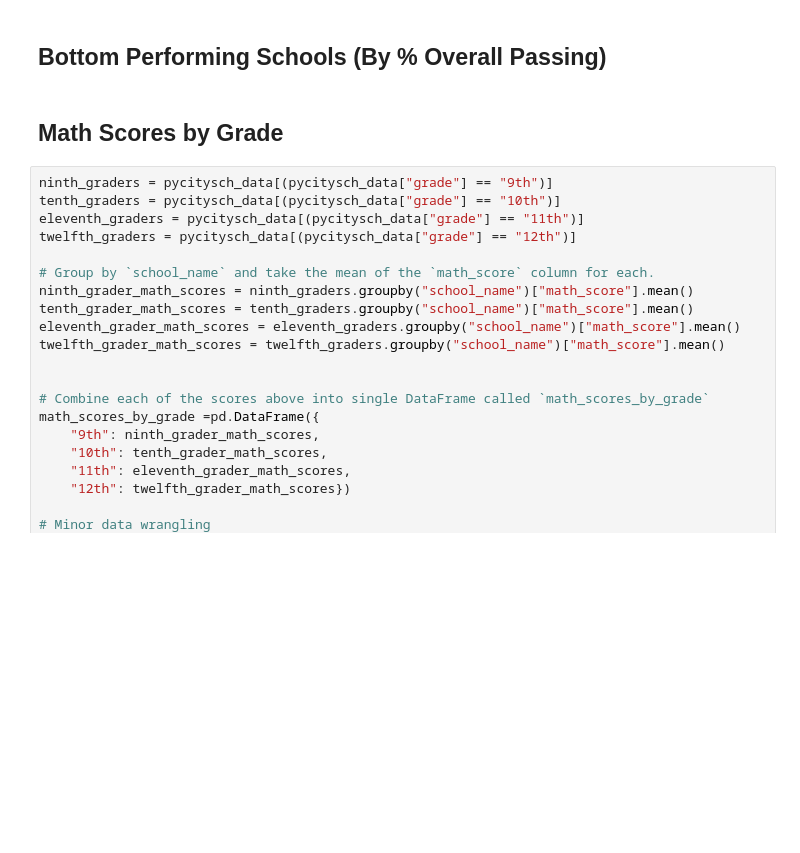
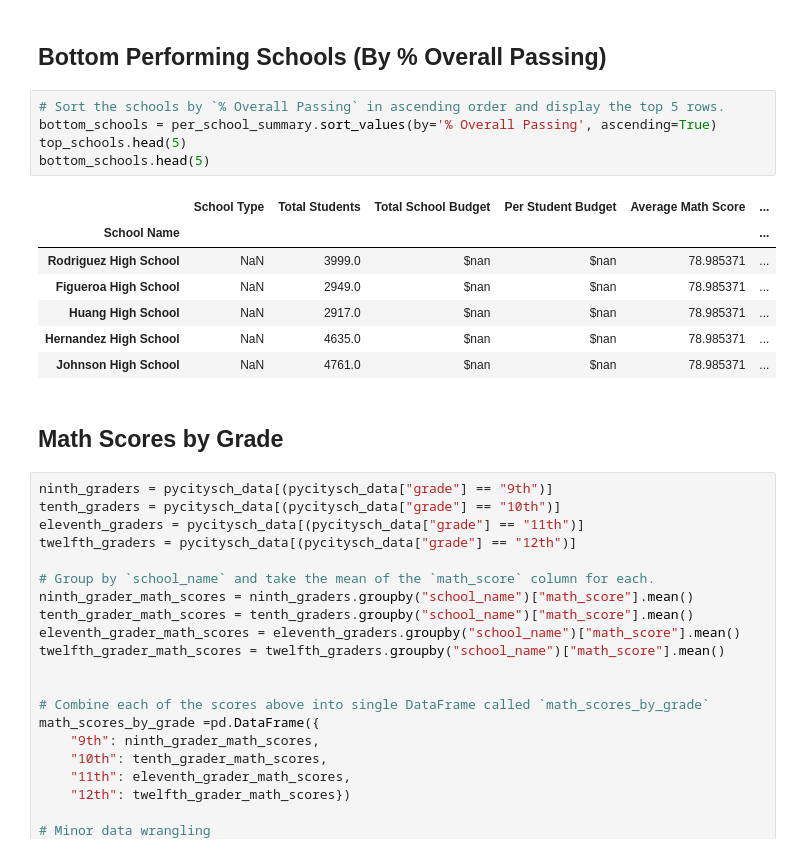
Before and after one commit to Patriciat87/pandas-challenge, a Jupyter notebook: PyCitySchool/main.ipynb, the cells around one changed output. Drawn from its saved outputs; the diff is of its cells as text; blank space fills up the shorter version.

```diff
--- a/PyCitySchool/main.ipynb
+++ b/PyCitySchool/main.ipynb
@@ -337,5 +374,18 @@ top_schools.head(5)
 # %% [markdown]
 ## Bottom Performing Schools (By % Overall Passing)
+# %%
+# Sort the schools by `% Overall Passing` in ascending order and display the top 5 rows.
+bottom_schools = per_school_summary.sort_values(by='% Overall Passing', ascending=True)
+top_schools.head(5)
+bottom_schools.head(5)
+# %% [output]
+|  | School Type | Total Students | Total School Budget | Per Student Budget | Average Math Score | ... |
+| School Name |  |  |  |  |  | ... |
+| Rodriguez High School | NaN | 3999.0 | $nan | $nan | 78.985371 | ... |
+| Figueroa High School | NaN | 2949.0 | $nan | $nan | 78.985371 | ... |
+| Huang High School | NaN | 2917.0 | $nan | $nan | 78.985371 | ... |
+| Hernandez High School | NaN | 4635.0 | $nan | $nan | 78.985371 | ... |
+| Johnson High School | NaN | 4761.0 | $nan | $nan | 78.985371 | ... |
 # %% [markdown]
 ## Math Scores by Grade
 # %%
```
Also changed, not shown: parts of 13 cells of this notebook.
